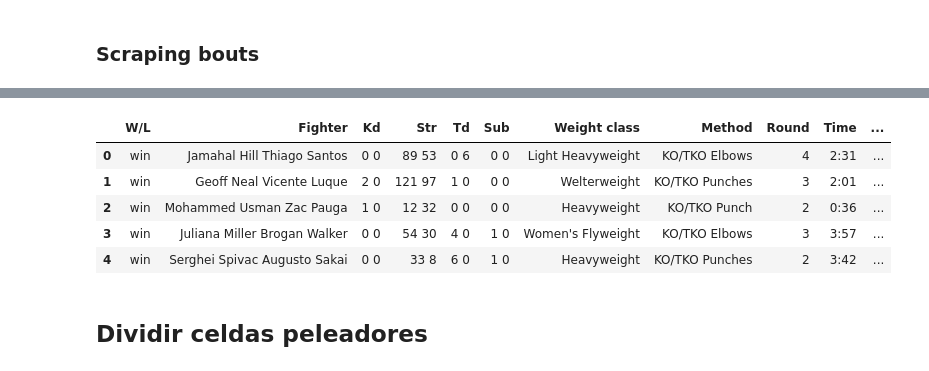
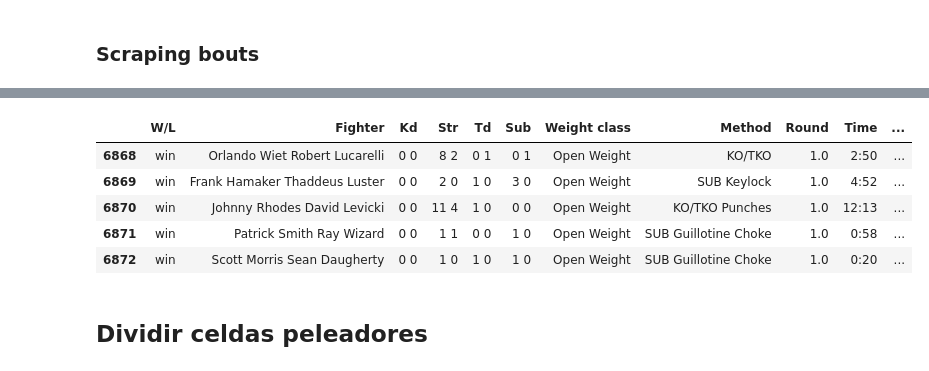
Before and after one commit to PacoRodriguezLozano/MoneyFighter, a Jupyter notebook: scraping_ufc.ipynb, the cells around one changed output, grey strips where cells are left out. Cells and saved outputs as stored; diff of their text form; code cells hidden in the pictures.

```diff
--- a/scraping_ufc.ipynb
+++ b/scraping_ufc.ipynb
@@ -366,14 +367,14 @@ bouts.tail()
 # %%
 bouts.to_csv('bouts_UFC.csv', index=False)
 # %%
-bouts.head()
+bouts.tail()
 # %% [output]
 |  | W/L | Fighter | Kd | Str | Td | Sub | Weight class | Method | Round | Time | ... |
-| 0 | win | Jamahal Hill Thiago Santos | 0 0 | 89 53 | 0 6 | 0 0 | Light Heavyweight | KO/TKO Elbows | 4 | 2:31 | ... |
-| 1 | win | Geoff Neal Vicente Luque | 2 0 | 121 97 | 1 0 | 0 0 | Welterweight | KO/TKO Punches | 3 | 2:01 | ... |
-| 2 | win | Mohammed Usman Zac Pauga | 1 0 | 12 32 | 0 0 | 0 0 | Heavyweight | KO/TKO Punch | 2 | 0:36 | ... |
-| 3 | win | Juliana Miller Brogan Walker | 0 0 | 54 30 | 4 0 | 1 0 | Women's Flyweight | KO/TKO Elbows | 3 | 3:57 | ... |
-| 4 | win | Serghei Spivac Augusto Sakai | 0 0 | 33 8 | 6 0 | 1 0 | Heavyweight | KO/TKO Punches | 2 | 3:42 | ... |
+| 6868 | win | Orlando Wiet Robert Lucarelli | 0 0 | 8 2 | 0 1 | 0 1 | Open Weight | KO/TKO | 1.0 | 2:50 | ... |
+| 6869 | win | Frank Hamaker Thaddeus Luster | 0 0 | 2 0 | 1 0 | 3 0 | Open Weight | SUB Keylock | 1.0 | 4:52 | ... |
+| 6870 | win | Johnny Rhodes David Levicki | 0 0 | 11 4 | 1 0 | 0 0 | Open Weight | KO/TKO Punches | 1.0 | 12:13 | ... |
+| 6871 | win | Patrick Smith Ray Wizard | 0 0 | 1 1 | 0 0 | 1 0 | Open Weight | SUB Guillotine Choke | 1.0 | 0:58 | ... |
+| 6872 | win | Scott Morris Sean Daugherty | 0 0 | 1 0 | 1 0 | 1 0 | Open Weight | SUB Guillotine Choke | 1.0 | 0:20 | ... |
 # %% [markdown]
 ## Dividir celdas peleadores
 # %%
```
Also changed, not shown: parts of 49 cells of this notebook.
